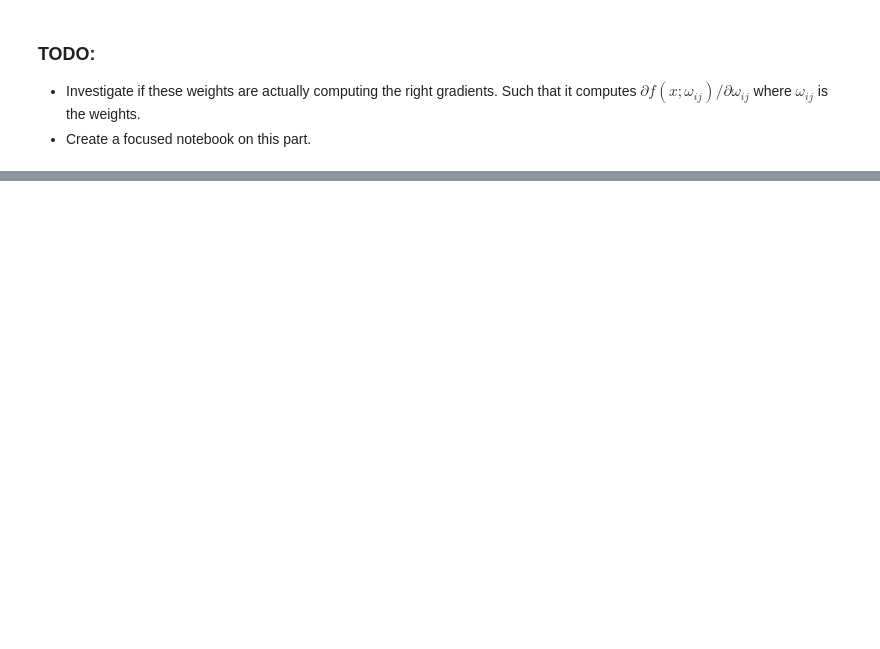
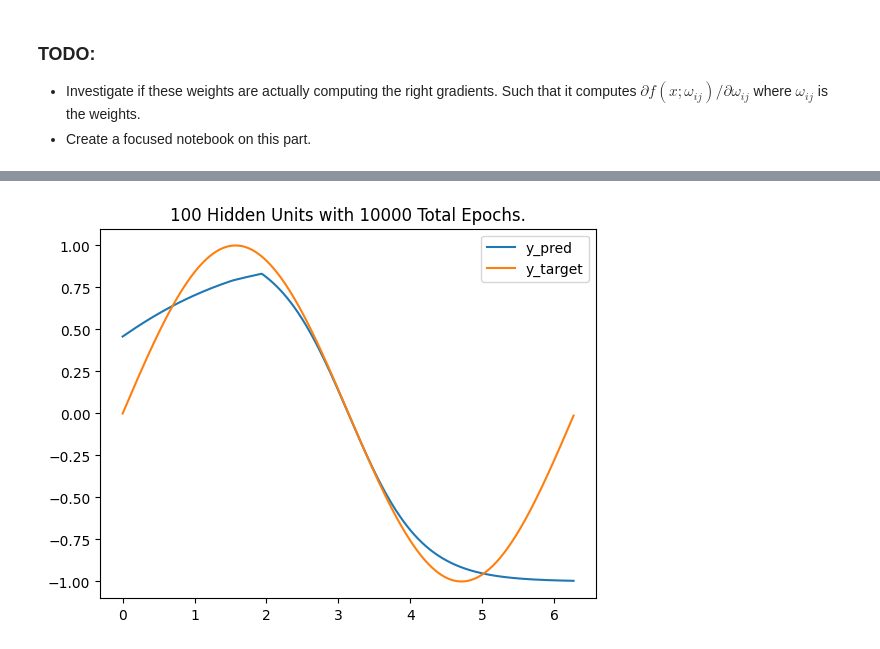
Before and after one commit to jumzzz/understanding-dl, a Jupyter notebook: ch-03/01-piecewise-regression.ipynb, the cells around one changed output, grey strips where cells are left out. Cells and saved outputs as stored; diff of their text form; code cells hidden in the pictures; blank space fills up the shorter version.

```diff
--- a/ch-03/01-piecewise-regression.ipynb
+++ b/ch-03/01-piecewise-regression.ipynb
@@ -129,0 +129,3 @@ W1.
+# %%
+train_network(100, 10000, 1000)
+# %% [output]
@@ -129,0 +145 @@ W1.
+[figure, added]
```
Also changed, not shown: parts of 8 cells of this notebook.
